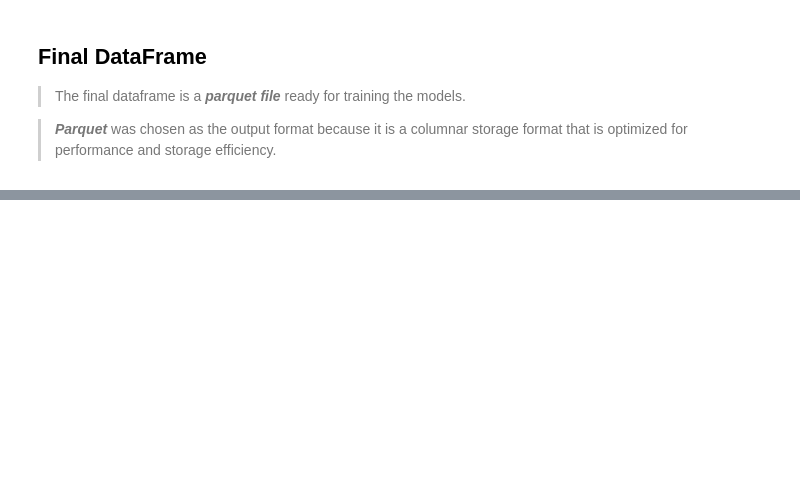
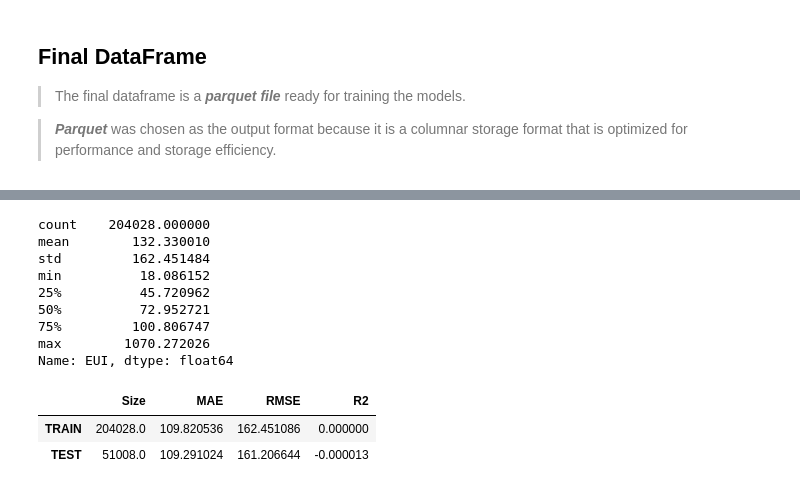
Before and after one commit to robertovicario/EnergyPlus-AI, a Jupyter notebook: notebook/training_df.ipynb, the cells around one changed output, grey strips where cells are left out. Saved outputs shown, nothing was run; the diff lists cells and outputs as text; code cells hidden in the pictures; blank space fills up the shorter version.

```diff
--- a/notebook/training_df.ipynb
+++ b/notebook/training_df.ipynb
@@ -207,6 +207,7 @@ df['HVAC'].replace({
 
 # HVAC-Type
 parts = df['HVAC'].str.split('-', expand=True)
+df.drop(columns=['HVAC'], inplace=True)
 df['HVAC-Type'] = parts[0]
 display(df['HVAC-Type'].value_counts())
 
@@ -473,9 +468,4 @@ display(df['EUI'][~mask_outlier].describe())
 
 # IS (y < lower OR y > upper)
 display(df['EUI'][mask_outlier].describe())
-
-# EUI Dist
-df['EUI-Dist'] = np.where(~mask_outlier, 'LOW', 'HIGH')
-df['EUI-Dist'] = df['EUI-Dist'].astype('category')
-display(df['EUI-Dist'].value_counts())
 # %% [output]
@@ -694,0 +533,46 @@ metrics_lib.out_metrics(metrics_reg_3, ml_task='regression')
+# %%
+# Feature Selection
+X = final_df.drop(columns=['EUI'])
+y = final_df['EUI']
+
+# Train-Test Split
+X_train, X_test, y_train, y_test = train_test_split(
+    X.select_dtypes(include=['int64', 'float64']),  # Only numeric features
+    y,
+    test_size=0.2,
+    random_state=42
+)
+
+# Model
+model = DummyRegressor(strategy='mean')
+model.fit(X_train, y_train)
+
+# Prediction
+y_pred_train = model.predict(X_train)
+y_pred_test = model.predict(X_test)
+
+# Metric
+metrics_reg_1 = {}
+display(y_train.describe())
+metrics_lib.compute_metrics_reg(
+    metrics_reg_1, y_train, y_pred_train, set='TRAIN'
+)
+metrics_lib.compute_metrics_reg(
+    metrics_reg_1, y_test, y_pred_test, set='TEST'
+)
+metrics_lib.out_metrics(
+    metrics_reg_1, ml_task='regression'
+)
+# %% [output]
+count    204028.000000
+mean        132.330010
+std         162.451484
+min          18.086152
+25%          45.720962
+50%          72.952721
+75%         100.806747
+max        1070.272026
+Name: EUI, dtype: float64
+|  | Size | MAE | RMSE | R2 |
+| TRAIN | 204028.0 | 109.820536 | 162.451086 | 0.000000 |
+| TEST | 51008.0 | 109.291024 | 161.206644 | -0.000013 |
```
Also changed, not shown: parts of 22 cells of this notebook, 6 other files.
